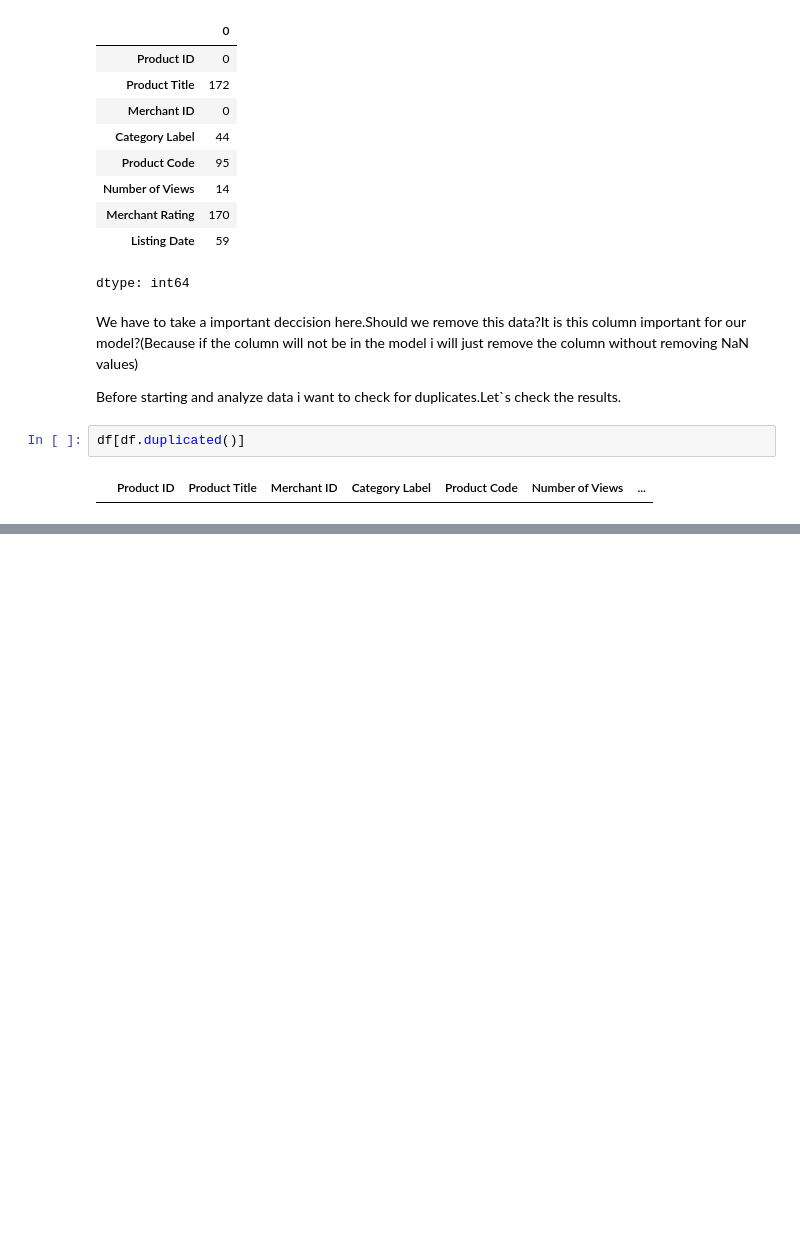
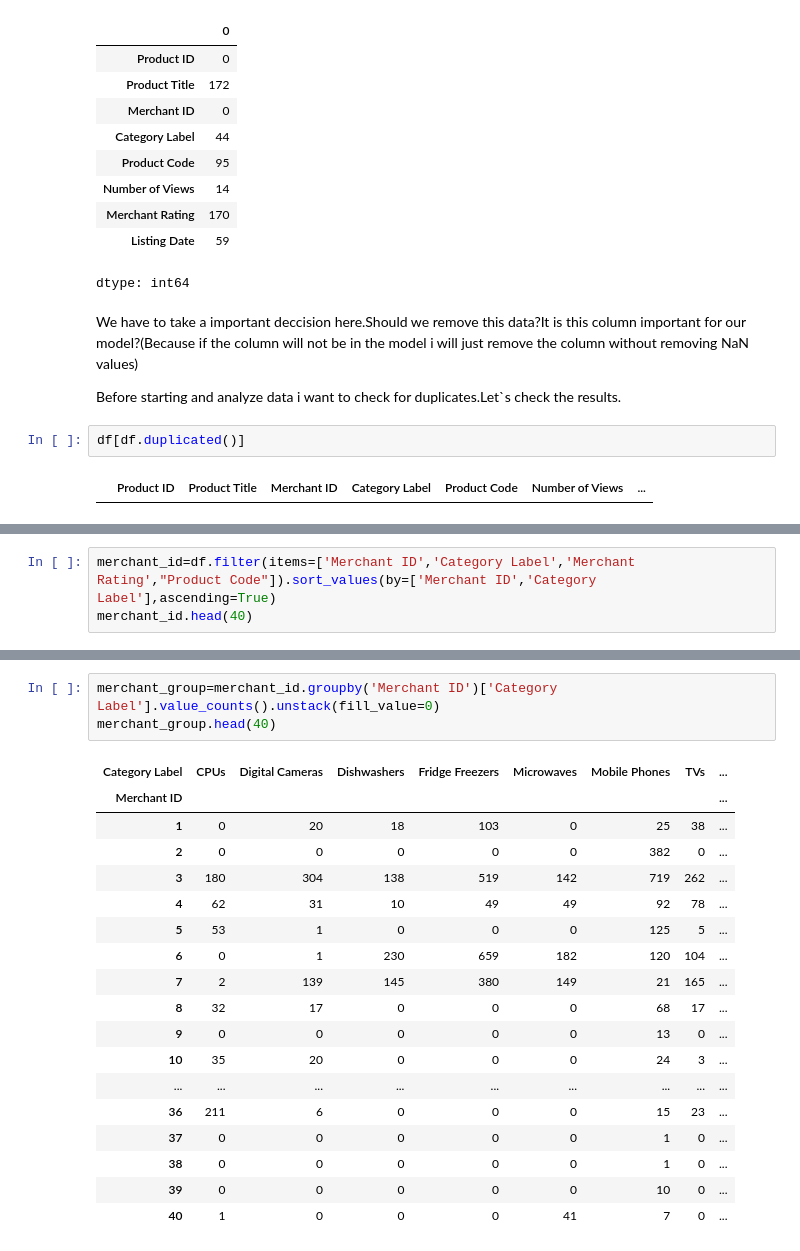
Before and after one commit to StefanRaduMaris/AI-model-product_classifier, a Jupyter notebook: notebook/product_classifier.ipynb, the cells around one changed output, grey strips where cells are left out. Saved outputs shown, nothing was run; the diff lists cells and outputs as text; blank space fills up the shorter version.

```diff
--- a/notebook/product_classifier.ipynb
+++ b/notebook/product_classifier.ipynb
@@ -176,0 +201,3 @@ Now we know that we don`t have duplicates so let`s start examing witch columns w
+# %%
+merchant_id=df.filter(items=['Merchant ID','Category Label','Merchant Rating',"Product Code"]).sort_values(by=['Merchant ID','Category Label'],ascending=True)
+merchant_id.head(40)
@@ -176,0 +222,22 @@ Now we know that we don`t have duplicates so let`s start examing witch columns w
+# %%
+merchant_group=merchant_id.groupby('Merchant ID')['Category Label'].value_counts().unstack(fill_value=0)
+merchant_group.head(40)
+# %% [output]
+| Category Label | CPUs | Digital Cameras | Dishwashers | Fridge Freezers | Microwaves | Mobile Phones | TVs | ... |
+| Merchant ID |  |  |  |  |  |  |  | ... |
+| 1 | 0 | 20 | 18 | 103 | 0 | 25 | 38 | ... |
+| 2 | 0 | 0 | 0 | 0 | 0 | 382 | 0 | ... |
+| 3 | 180 | 304 | 138 | 519 | 142 | 719 | 262 | ... |
+| 4 | 62 | 31 | 10 | 49 | 49 | 92 | 78 | ... |
+| 5 | 53 | 1 | 0 | 0 | 0 | 125 | 5 | ... |
+| 6 | 0 | 1 | 230 | 659 | 182 | 120 | 104 | ... |
+| 7 | 2 | 139 | 145 | 380 | 149 | 21 | 165 | ... |
+| 8 | 32 | 17 | 0 | 0 | 0 | 68 | 17 | ... |
+| 9 | 0 | 0 | 0 | 0 | 0 | 13 | 0 | ... |
+| 10 | 35 | 20 | 0 | 0 | 0 | 24 | 3 | ... |
+| ... | ... | ... | ... | ... | ... | ... | ... | ... |
+| 36 | 211 | 6 | 0 | 0 | 0 | 15 | 23 | ... |
+| 37 | 0 | 0 | 0 | 0 | 0 | 1 | 0 | ... |
+| 38 | 0 | 0 | 0 | 0 | 0 | 1 | 0 | ... |
+| 39 | 0 | 0 | 0 | 0 | 0 | 10 | 0 | ... |
+| 40 | 1 | 0 | 0 | 0 | 41 | 7 | 0 | ... |
```
Also changed, not shown: parts of 18 cells of this notebook.
